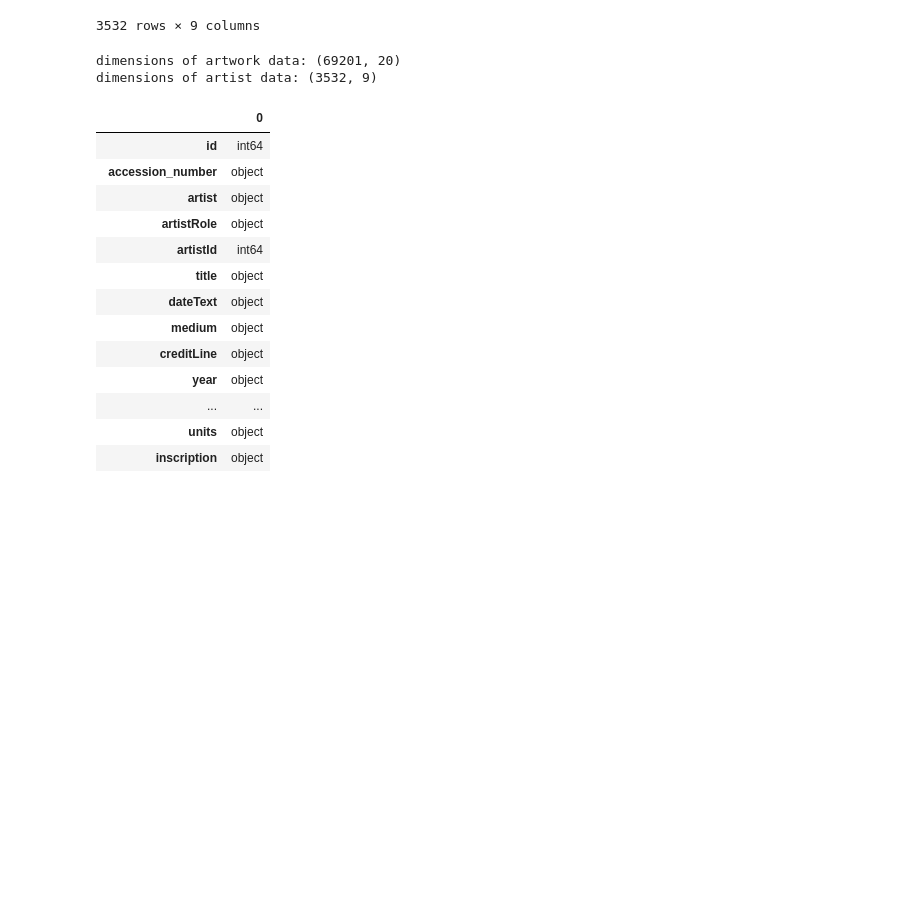
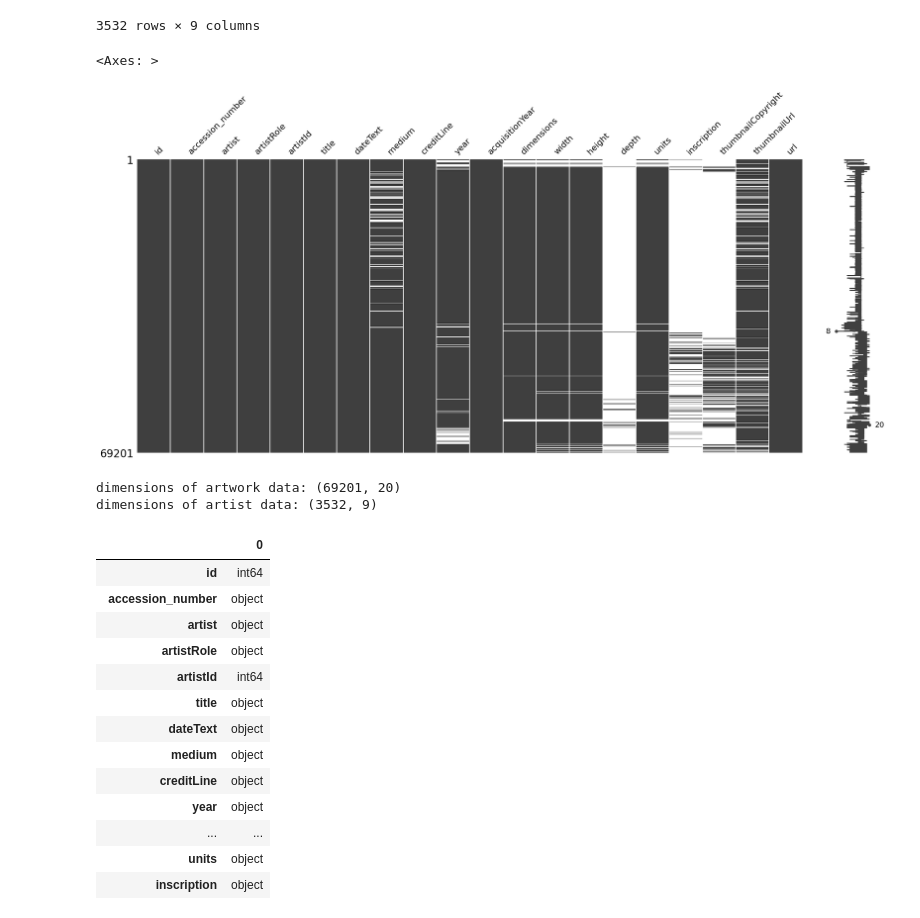
Before and after one commit to omar-mohamed-azab/Polimi-Data-and-Information-Quality-Project, a Jupyter notebook: src/Project.ipynb, the cells around one changed output. Cells and saved outputs as stored; diff of their text form; code cells hidden in the pictures; blank space fills up the shorter version.

```diff
--- a/src/Project.ipynb
+++ b/src/Project.ipynb
@@ -44,6 +44,11 @@ artist_data
 | 3530 | 2187 | Zuloaga, Ignacio | Male | 1870–1945 | 1870.0 | 1945.0 | España | España | http://www.tate.org.uk/art/artist... |
 | 3531 | 2188 | Zyw, Aleksander | Male | 1905–1995 | 1905.0 | 1995.0 | Polska | NaN | http://www.tate.org.uk/art/artist... |
 3532 rows × 9 columns
+# %%
+mno.matrix(artwork_data)
+# %% [output]
+<Axes: >
+[figure, added]
 # %%
 # Printing the dimesnsions of the data
 print('dimensions of artwork data:', artwork_data.shape)
```
Also changed, not shown: parts of 4 cells of this notebook.
